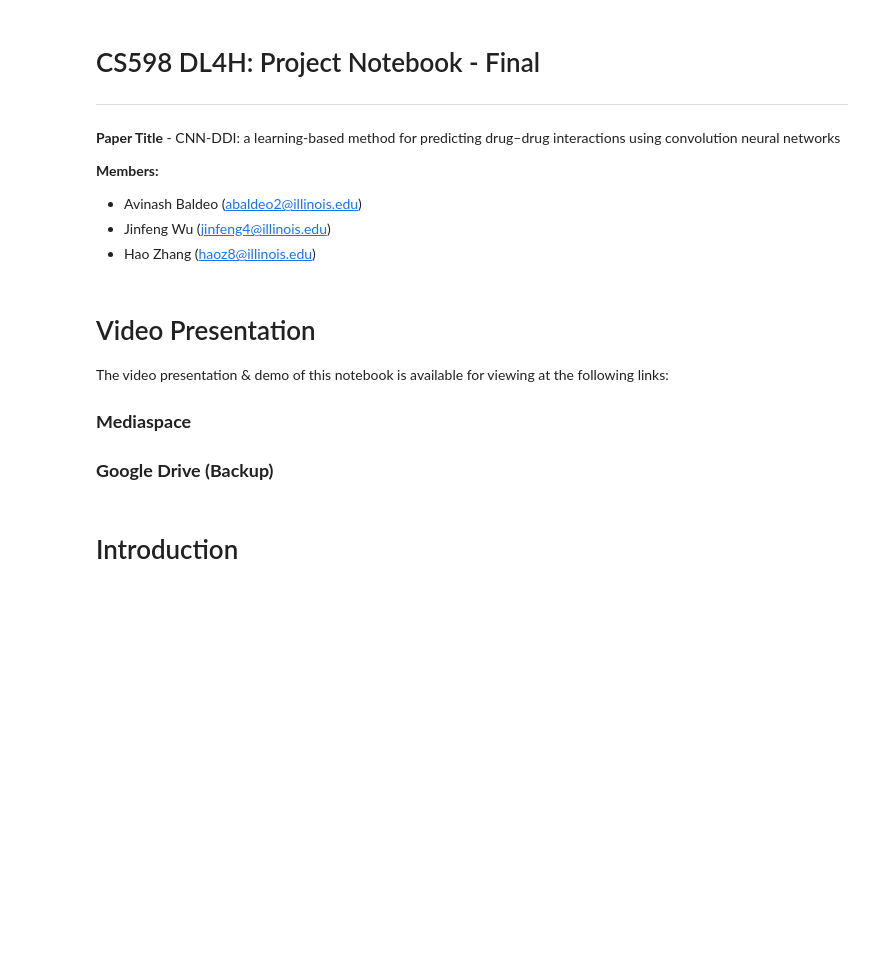
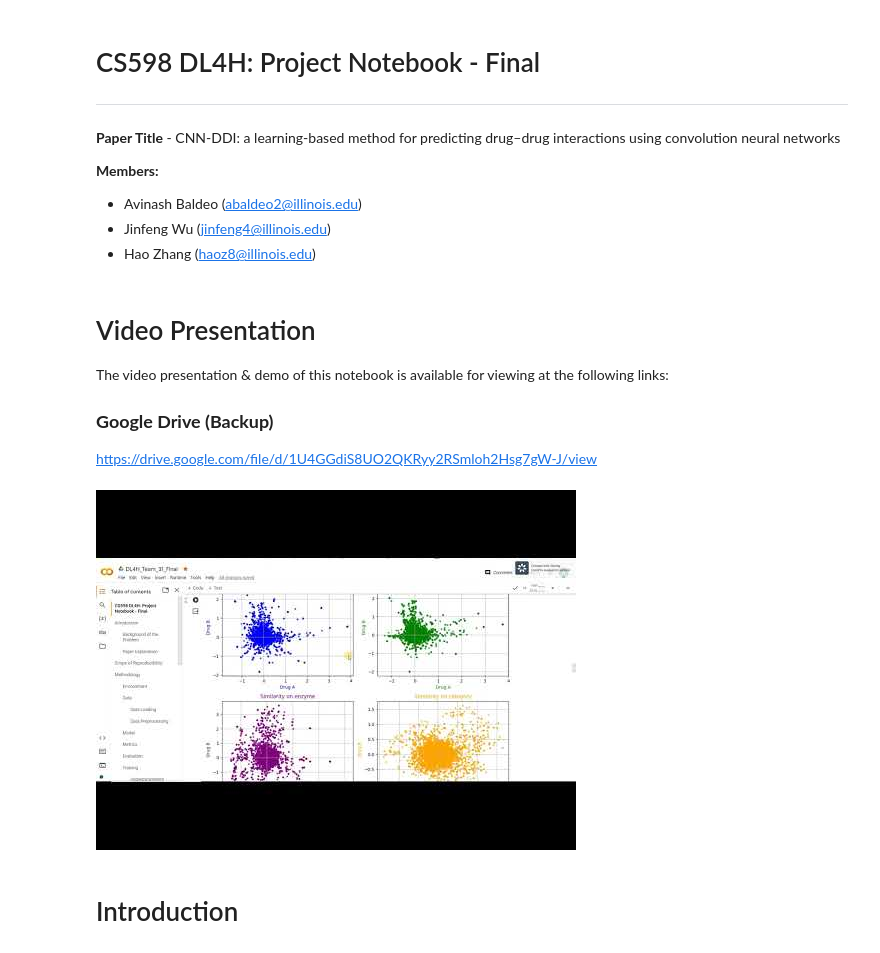
Before and after one commit to abaldeo/CS598_DLH_Project, a Jupyter notebook: DL4H_Team_31_Final.ipynb, the cells around one changed output. Saved outputs shown, nothing was run; the diff lists cells and outputs as text; code cells hidden in the pictures; blank space fills up the shorter version.

```diff
--- a/DL4H_Team_31_Final.ipynb
+++ b/DL4H_Team_31_Final.ipynb
@@ -14,9 +14,13 @@
 # Video Presentation
 The video presentation & demo of this notebook is available for viewing at the following links:
 
-### **Mediaspace**
-
 ### **Google Drive (Backup)**
+https://drive.google.com/file/d/1U4GGdiS8UO2QKRyy2RSmloh2Hsg7gW-J/view
+# %%
+from IPython.display import YouTubeVideo
+YouTubeVideo('guqZO0twl-g')
+# %% [output]
+[figure, added]
 # %% [markdown]
 # Introduction
 # %% [markdown]
```
Also changed, not shown: parts of 7 cells of this notebook.
